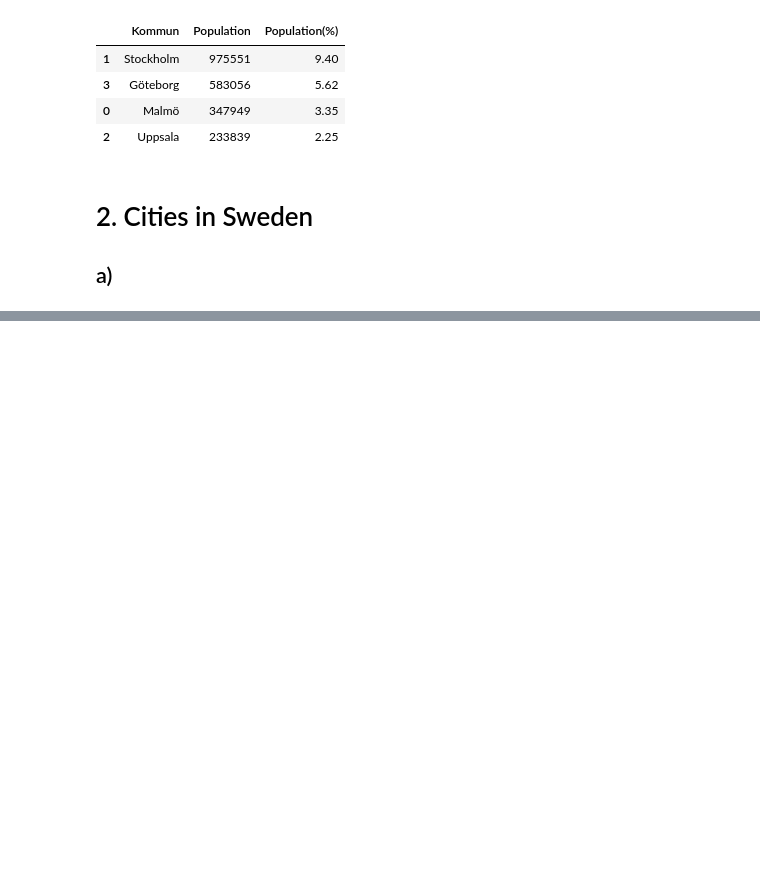
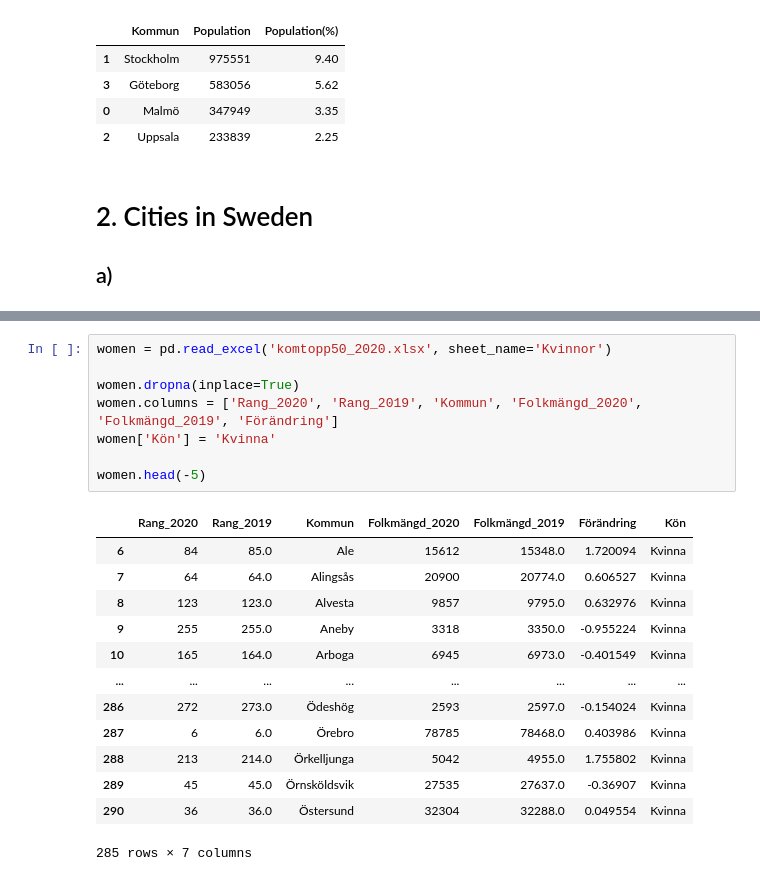
Before and after one commit to GuillermoTuesta/Python-GuillermoTuesta, a Jupyter notebook: IT-Högskolan/Exercises/Data behandling/E00_pandas_basic_syntax.ipynb, the cells around one changed output, grey strips where cells are left out. Drawn from its saved outputs; the diff is of its cells as text; blank space fills up the shorter version.

```diff
--- a/IT-Högskolan/Exercises/Data behandling/E00_pandas_basic_syntax.ipynb
+++ b/IT-Högskolan/Exercises/Data behandling/E00_pandas_basic_syntax.ipynb
@@ -57,0 +170,22 @@ KeyError: 'Antal Vaccinationer'
+# %%
+women = pd.read_excel('komtopp50_2020.xlsx', sheet_name='Kvinnor')
+
+women.dropna(inplace=True)
+women.columns = ['Rang_2020', 'Rang_2019', 'Kommun', 'Folkmängd_2020', 'Folkmängd_2019', 'Förändring']
+women['Kön'] = 'Kvinna'
+
+women.head(-5)
+# %% [output]
+|  | Rang_2020 | Rang_2019 | Kommun | Folkmängd_2020 | Folkmängd_2019 | Förändring | Kön |
+| 6 | 84 | 85.0 | Ale | 15612 | 15348.0 | 1.720094 | Kvinna |
+| 7 | 64 | 64.0 | Alingsås | 20900 | 20774.0 | 0.606527 | Kvinna |
+| 8 | 123 | 123.0 | Alvesta | 9857 | 9795.0 | 0.632976 | Kvinna |
+| 9 | 255 | 255.0 | Aneby | 3318 | 3350.0 | -0.955224 | Kvinna |
+| 10 | 165 | 164.0 | Arboga | 6945 | 6973.0 | -0.401549 | Kvinna |
+| ... | ... | ... | ... | ... | ... | ... | ... |
+| 286 | 272 | 273.0 | Ödeshög | 2593 | 2597.0 | -0.154024 | Kvinna |
+| 287 | 6 | 6.0 | Örebro | 78785 | 78468.0 | 0.403986 | Kvinna |
+| 288 | 213 | 214.0 | Örkelljunga | 5042 | 4955.0 | 1.755802 | Kvinna |
+| 289 | 45 | 45.0 | Örnsköldsvik | 27535 | 27637.0 | -0.36907 | Kvinna |
+| 290 | 36 | 36.0 | Östersund | 32304 | 32288.0 | 0.049554 | Kvinna |
+285 rows × 7 columns
```
Also changed, not shown: parts of 21 cells of this notebook, 6 other files.
